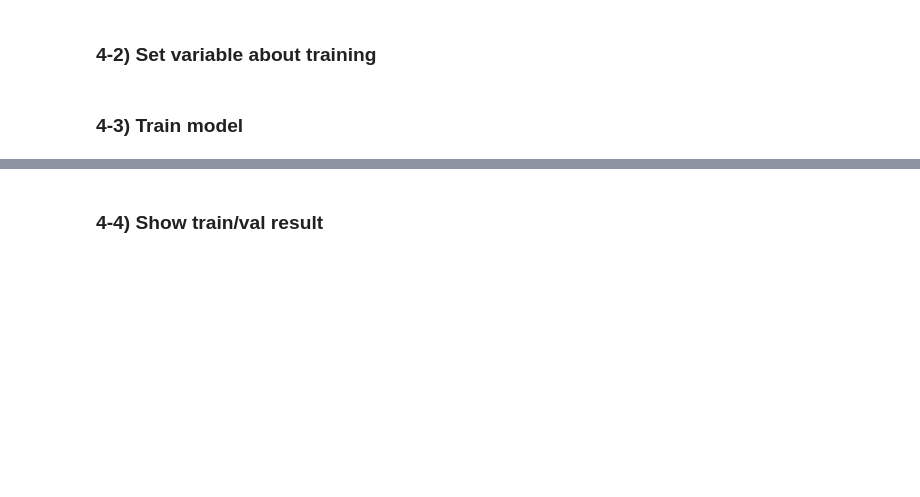
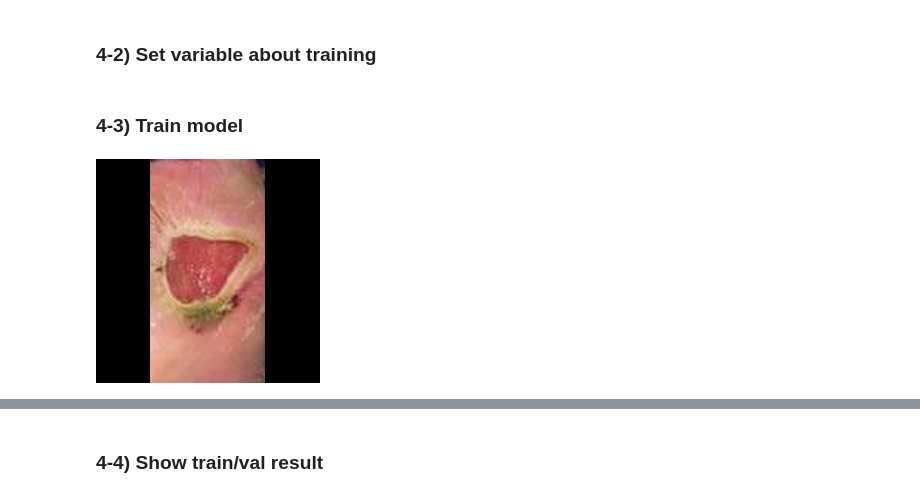
Before and after one commit to DaeSeokSong/ComputerVision, a Jupyter notebook: [Model_Tester]_Down_Sampling.ipynb, the cells around one changed output, grey strips where cells are left out. Cells and saved outputs as stored; diff of their text form; code cells hidden in the pictures; blank space fills up the shorter version.

Commit message:
feat: Modify down-sampling training method

```diff
--- a/[Model_Tester]_Down_Sampling.ipynb
+++ b/[Model_Tester]_Down_Sampling.ipynb
@@ -125,15 +123,13 @@ drwx------ 2 root root     4096 Sep 14 06:04 'Raw Dataset'
 # Path
 MODEL_PATH = "/content/gdrive/MyDrive/Models/Surgical-Wound_Segmentation"
 
-DATASET_PATH = "/Dataset-test"
-LOG_PATH = "/Log-test"
+DATASET_PATH = "/Dataset"
+LOG_PATH = "/Log"
 CHECK_POINT_PATH = '/CheckPoint'
 
 TRAIN_PATH = "/train"
 VAL_PATH = "/val"
 TEST_PATH = "/test"
-
-DOWN_SAMPLES_PATH = "/down-sampling"
 
 # Model parameter
 NORM_INPUT_W_SIZE = 224
@@ -1092,20 +1103,20 @@ for epoch in range(start_epoch+1, EPOCHS+1):
             origin_wound = image.numpy().transpose(1, 2, 0).astype('uint8')
             origin_gt = gt[ds_epoch].numpy().transpose(1, 2, 0).astype('uint8')
 
-            #print('\n')
-            #cv2_imshow(target_wound)
-            #print('\n')
-            #cv2_imshow(target_gt)
-            #print("ㅡㅡㅡㅡㅡㅡㅡㅡㅡㅡㅡㅡㅡㅡㅡㅡㅡㅡㅡㅡ\n")
+            print('\n')
+            cv2_imshow(origin_wound)
+            print('\n')
+            cv2_imshow(origin_gt)
+            print("ㅡㅡㅡㅡㅡㅡㅡㅡㅡㅡㅡㅡㅡㅡㅡㅡㅡㅡㅡㅡ\n")
 
             # Cut padding
             target_wound, target_gt = cut_padding(origin_wound, origin_gt)
 
-            #print('\n')
-            #cv2_imshow(target_wound)
-            #print('\n')
-            #cv2_imshow(target_gt)
-            #print("ㅡㅡㅡㅡㅡㅡㅡㅡㅡㅡㅡㅡㅡㅡㅡㅡㅡㅡㅡㅡ\n")
+            print('\n')
+            cv2_imshow(target_wound)
+            print('\n')
+            cv2_imshow(target_gt)
+            print("ㅡㅡㅡㅡㅡㅡㅡㅡㅡㅡㅡㅡㅡㅡㅡㅡㅡㅡㅡㅡ\n")
 
             # Reszie smaller side(width or height) to 224 in proportion
             get_h, get_w, get_ch = target_wound.shape
@@ -1126,16 +1137,57 @@ for epoch in range(start_epoch+1, EPOCHS+1):
                                    fy=resize_scale,
                                    interpolation=cv2.INTER_CUBIC)
 
-            #print('\n')
-            #print("target_wound.shape = ", target_wound.shape)
-            #cv2_imshow(target_wound)
-            #print('\n')
-            #cv2_imshow(target_gt)
-            #print("ㅡㅡㅡㅡㅡㅡㅡㅡㅡㅡㅡㅡㅡㅡㅡㅡㅡㅡㅡㅡ\n")
+            print('\n')
+            print("target_wound.shape = ", target_wound.shape)
+            cv2_imshow(target_wound)
+            print('\n')
+            cv2_imshow(target_gt)
+            print("ㅡㅡㅡㅡㅡㅡㅡㅡㅡㅡㅡㅡㅡㅡㅡㅡㅡㅡㅡㅡ\n")
 
             # Down sampling
             #print("\n========== Down Sampling ==========\n")
-            sampling_wound, sampling_gt, anchor_axis, strides = down_sampling(target_wound, target_gt)
+            #sampling_wound, sampling_gt, anchor_axis, strides = down_sampling(target_wound, target_gt)
+            sampling_wound, sampling_gt = down_sampling(target_wound, target_gt)
+            print("len(sampling_wound) = ", len(sampling_wound))
+            print("len(sampling_gt) = ", len(sampling_gt))
+            for step, ds_image in enumerate(sampling_wound):
+                print('\n')
+                cv2_imshow(ds_image)
+                cv2_imshow(sampling_gt[step])
+
+                # Get down-sampled ground-truth image
+                ds_gt = sampling_gt[step]
+                print("ds_image.shape = ", ds_image.shape)
+                print("ds_gt.shape = ", ds_gt.shape)
+
+                # Preprocess
+                    # Norm input
+                ds_image = ds_image/255.0
+                ds_gt = ds_gt/255.0
+                    # Expand dims
+                ds_image = np.expand_dims(ds_image, axis=0).transpose(0, 3, 1, 2)
+                ds_gt = np.expand_dims(ds_gt, axis=0)
+                ds_gt = np.expand_dims(ds_gt, axis=0)
+                print("ds_image.shape = ", ds_image.shape)
+                print("ds_gt.shape = ", ds_gt.shape)
+                    # ToTensor
+                ds_image = torch.Tensor(ds_image)
+                ds_gt = torch.Tensor(ds_gt)
+
+                # Forward
+                output = net(ds_image)
+                print("output.shape = ", output.shape)
+
+                # Backward
+                opt.zero_grad()
+
+                loss = criterion(output, ds_gt)
+                loss.backward()
+
+                opt.step()
+
+                loss_arr += [loss.item()]
+            """
             if len(sampling_wound) < 1 or len(sampling_gt) < 1 or len(strides) < 1:
                 # Preprocess
                     # Norm
@@ -1170,9 +1222,9 @@ for epoch in range(start_epoch+1, EPOCHS+1):
             # Concat output
             sampling_outputs = []
             for step, ds_image in enumerate(sampling_wound):
-                #print('\n')
-                #cv2_imshow(ds_image)
-                #cv2_imshow(sampling_gt[ds_idx])
+                print('\n')
+                cv2_imshow(ds_image)
+                cv2_imshow(sampling_gt[step])
 
                 # Preprocess
                     # Norm input
@@ -1211,6 +1263,7 @@ for epoch in range(start_epoch+1, EPOCHS+1):
 
             loss_arr += [loss.item()]
             print(f"[total = {len(loss_arr) : 04d}] loss_arr = ", loss_arr)
+            """
 
     # Save loss
     print("=======================================================")
@@ -1246,30 +1299,31 @@ for epoch in range(start_epoch+1, EPOCHS+1):
             print("=======================================================")
 
             # Save best loss
             if batch > math.ceil((len(val_dataset) / BATCH_SIZE) / 2) :
                 if best_val_loss == -1 or np.mean(loss_arr) < best_val_loss:
                     best_val_loss = np.mean(loss_arr)
 
             # Save tensorboard
             gt = fn_tonumpy(gt)
             wound = fn_tonumpy(fn_denorm(wound, mean=0.5, std=0.5))
             output = fn_tonumpy(fn_class(output))
 
             writer_val.add_image('ground-truth', gt, num_batch_train * (epoch - 1) + batch, dataformats='NHWC')
             writer_val.add_image('wound', wound, num_batch_train * (epoch - 1) + batch, dataformats='NHWC')
             writer_val.add_image('output', output, num_batch_train * (epoch - 1) + batch, dataformats='NHWC')
 
         writer_val.add_scalar('loss', np.mean(loss_arr), epoch)
         print("Write train loss, epoch ", epoch)
         print()
 
     # Save network at epoch end
     #save(ckpt_dir, net, opt, epoch)
     print("ㅡㅡㅡㅡㅡㅡㅡㅡㅡㅡㅡㅡㅡㅡㅡㅡㅡㅡㅡㅡㅡㅡㅡㅡㅡㅡㅡㅡㅡㅡㅡㅡㅡㅡㅡㅡㅡㅡㅡㅡㅡㅡㅡㅡㅡㅡㅡㅡㅡㅡ")
 
 print("Best loss in Train = ", best_train_loss)
 print("Best loss in Validation = ", best_val_loss)
 
 writer_train.close()
 writer_val.close()
 # %% [output]
+[figure, added]
```
Also changed, not shown: parts of 3 cells of this notebook.
